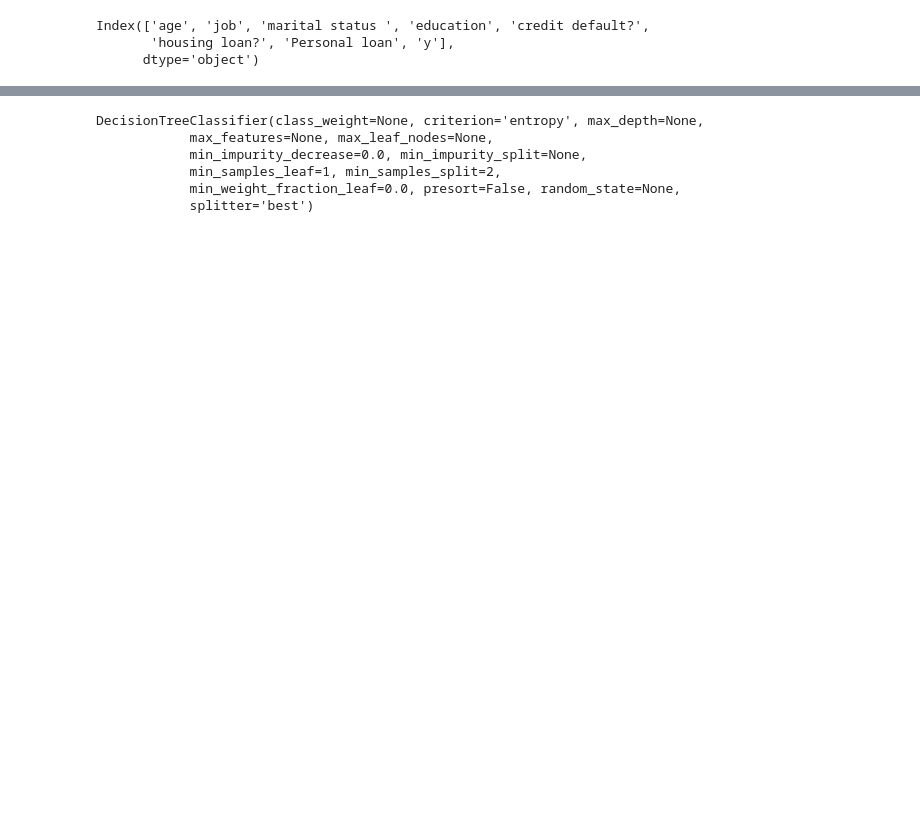
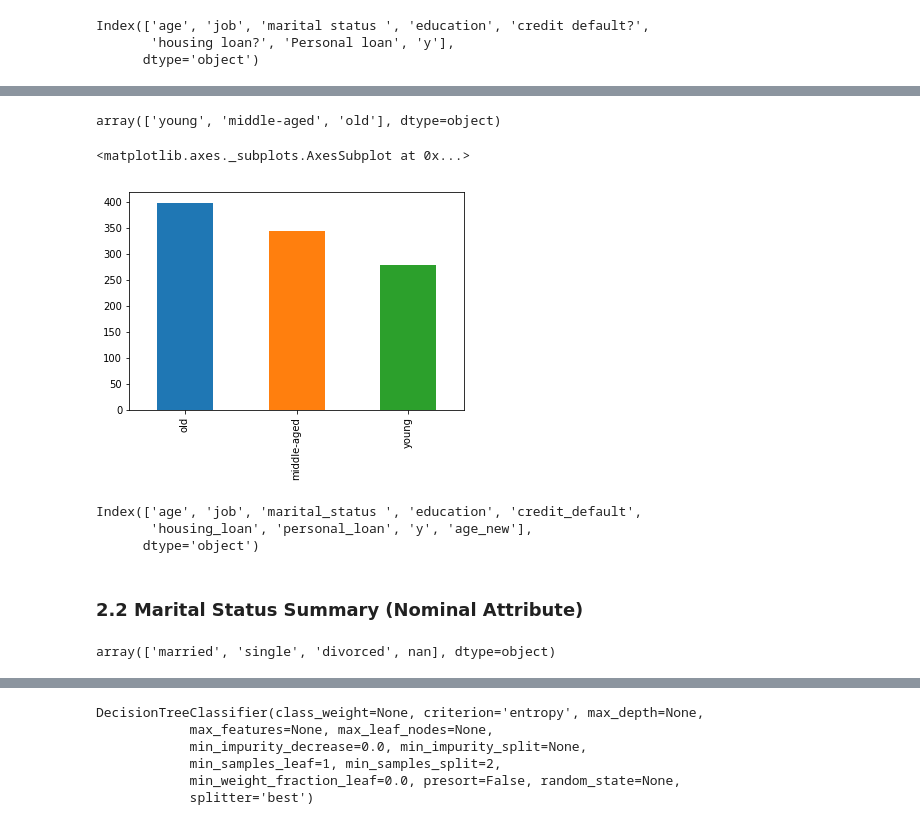
Before and after one commit to pankajanand26/bits_dm, a Jupyter notebook: Assignment1/Assignment_Pankaj.ipynb, the cells around one changed output, grey strips where cells are left out. Drawn from its saved outputs; the diff is of its cells as text; code cells hidden in the pictures; blank space fills up the shorter version.

```diff
--- a/Assignment1/Assignment_Pankaj.ipynb
+++ b/Assignment1/Assignment_Pankaj.ipynb
@@ -161,3 +27,0 @@ Name: housing loan?, dtype: int64
-# %%
-df = df[df['housing loan?'] != 'xxxyy']
-df['housing loan?'].value_counts()
@@ -318,0 +28,4 @@ X_train
+# %%
+#column name change to remove the special characters
+df.columns = ['age', 'job', 'marital_status ', 'education', 'credit_default', 'housing_loan', 'personal_loan', 'y']
+df.columns
@@ -318,0 +36,3 @@ X_train
+# %%
+main_df = df
+main_df.shape
@@ -318,0 +88,37 @@ X_train
+# %%
+def age_simplify(x):
+    a=''
+    if x['age'] < 34:
+        a = 'young'
+    elif x['age'] >= 34 and x['age'] < 43:
+        a = 'middle-aged'
+    elif x['age'] >= 43:
+        a = 'old'
+    return a
+
+main_df['age_new'] = main_df.apply(age_simplify, axis = 1)
+# main_df['age_new'].describe(include='all')
+main_df['age_new'].unique()
+# main_df['age'].isna().sum(), main_df['age_new'].isna().sum()
+# %% [output]
+array(['young', 'middle-aged', 'old'], dtype=object)
+# %%
+main_df['age_new'].value_counts().plot(kind='bar')
+# len(main_df['age_new'])
+# %% [output]
+<matplotlib.axes._subplots.AxesSubplot at 0x...>
+[figure, added]
+# %%
+main_df.columns
+# %% [output]
+Index(['age', 'job', 'marital_status ', 'education', 'credit_default',
+       'housing_loan', 'personal_loan', 'y', 'age_new'],
+      dtype='object')
+# %% [markdown]
+### 2.2 Marital Status Summary (Nominal Attribute)
+# %%
+# desc = df["marital status "].describe()
+# print(desc)
+main_df["marital_status "].unique()
+# %% [output]
+array(['married', 'single', 'divorced', nan], dtype=object)
```
Also changed, not shown: parts of 102 cells of this notebook.
